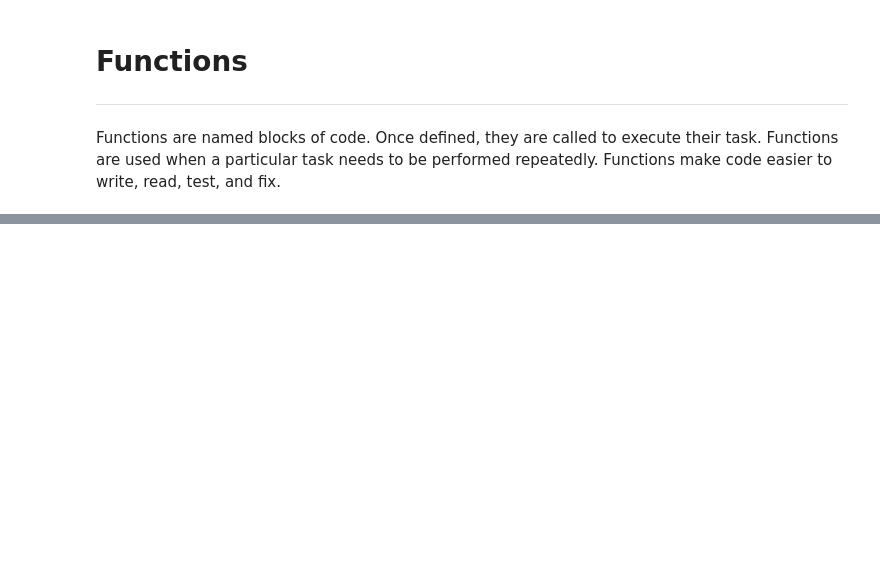
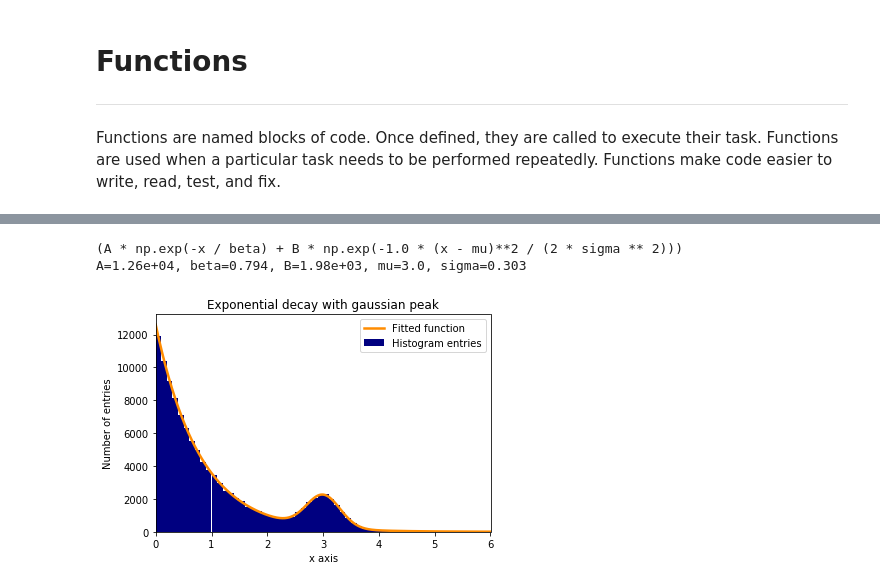
Before and after one commit to nickstarform/LectureSeries, a Jupyter notebook: LectureSeries.ipynb, the cells around one changed output, grey strips where cells are left out. Saved outputs shown, nothing was run; the diff lists cells and outputs as text; code cells hidden in the pictures; blank space fills up the shorter version.

```diff
--- a/LectureSeries.ipynb
+++ b/LectureSeries.ipynb
@@ -90,10 +0,0 @@ print(x,type(x))
-# %%
-x = [0,1,2,3]
-print(x,type(x))
-x = (0,1,2,3)
-print(x,type(x))
-x = set([0,1,1])
-print(x,type(x))
-x = (lambda x: x + 1)
-print(x,type(x))
-print(x(10), type(x(10)))
@@ -439,0 +339,28 @@ Jupyter provides a clean and pretty way (enhanced with Markdown) to demonstrate
+# %%
+# 5.) Fit the function to the histogram data.
+guess = [20000, 1.0, 2000, 3.0, 0.3]
+popt, pcov = curve_fit(fit_function, xdata=binscenters, ydata=data_entries, p0=guess)
+print('(A * np.exp(-x / beta) + B * np.exp(-1.0 * (x - mu)**2 / (2 * sigma ** 2)))')
+print('A={:.3}, beta={:.3}, B={:.3}, mu={:.3}, sigma={:.3}'.format(*popt))
+
+# 6.)
+# Generate enough x values to make the curves look smooth.
+xspace = np.linspace(0, 6, 100000)
+# %% [output]
+(A * np.exp(-x / beta) + B * np.exp(-1.0 * (x - mu)**2 / (2 * sigma ** 2)))
+A=1.26e+04, beta=0.794, B=1.98e+03, mu=3.0, sigma=0.303
+# %%
+# Plot the histogram and the fitted function.
+fig = plt.figure()
+plt.bar(binscenters, data_entries, width=bins[1] - bins[0], color='navy', label=r'Histogram entries')
+plt.plot(xspace, fit_function(xspace, *popt), color='darkorange', linewidth=2.5, label=r'Fitted function')
+
+# Make the plot nicer.
+plt.xlim(0,6)
+plt.xlabel(r'x axis')
+plt.ylabel(r'Number of entries')
+plt.title(r'Exponential decay with gaussian peak')
+plt.legend(loc='best')
+fig.savefig('imgs/img4.png')
+# %% [output]
+[figure, added]
```
Also changed, not shown: parts of 76 cells of this notebook, 19 other files.
